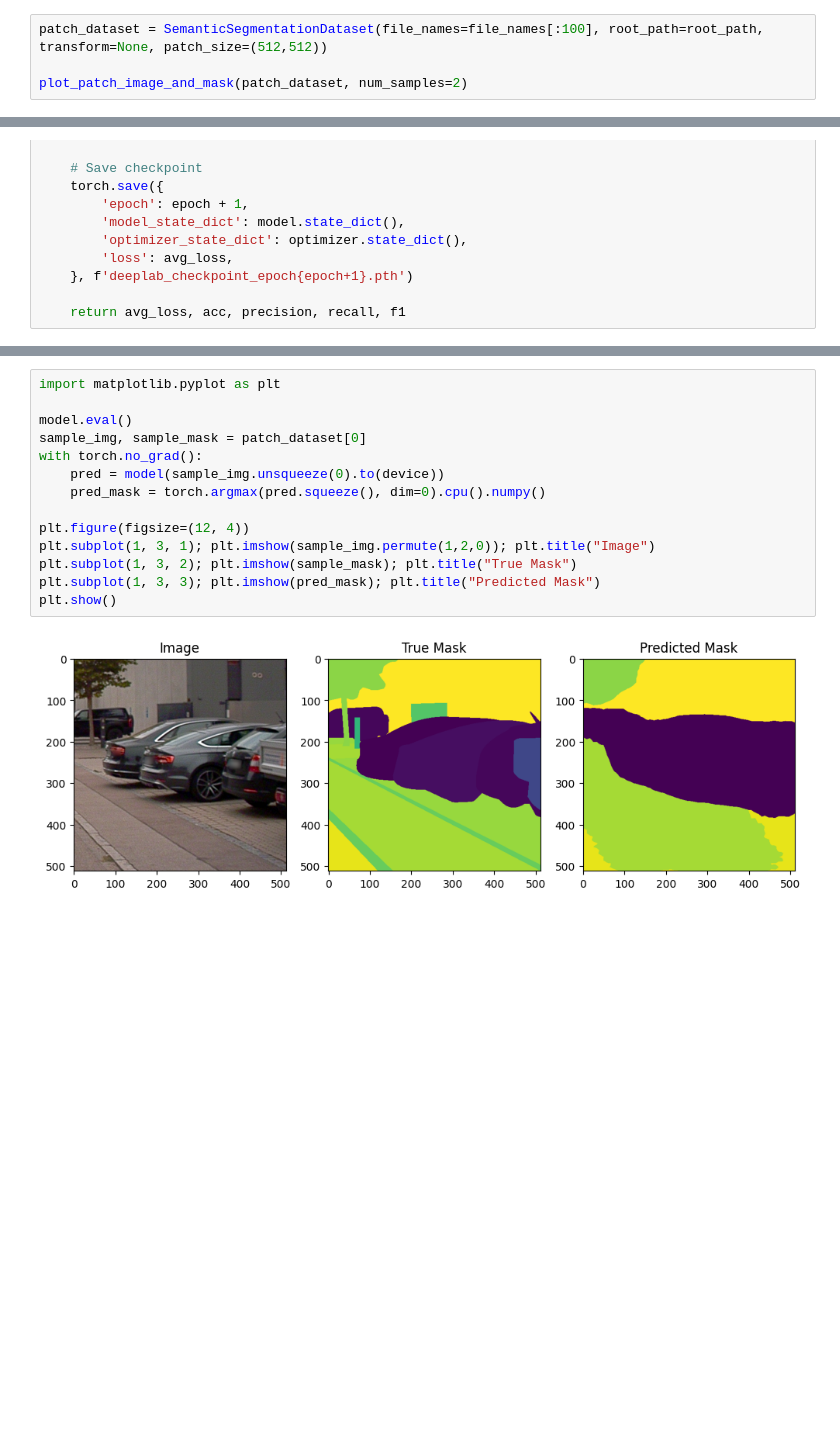
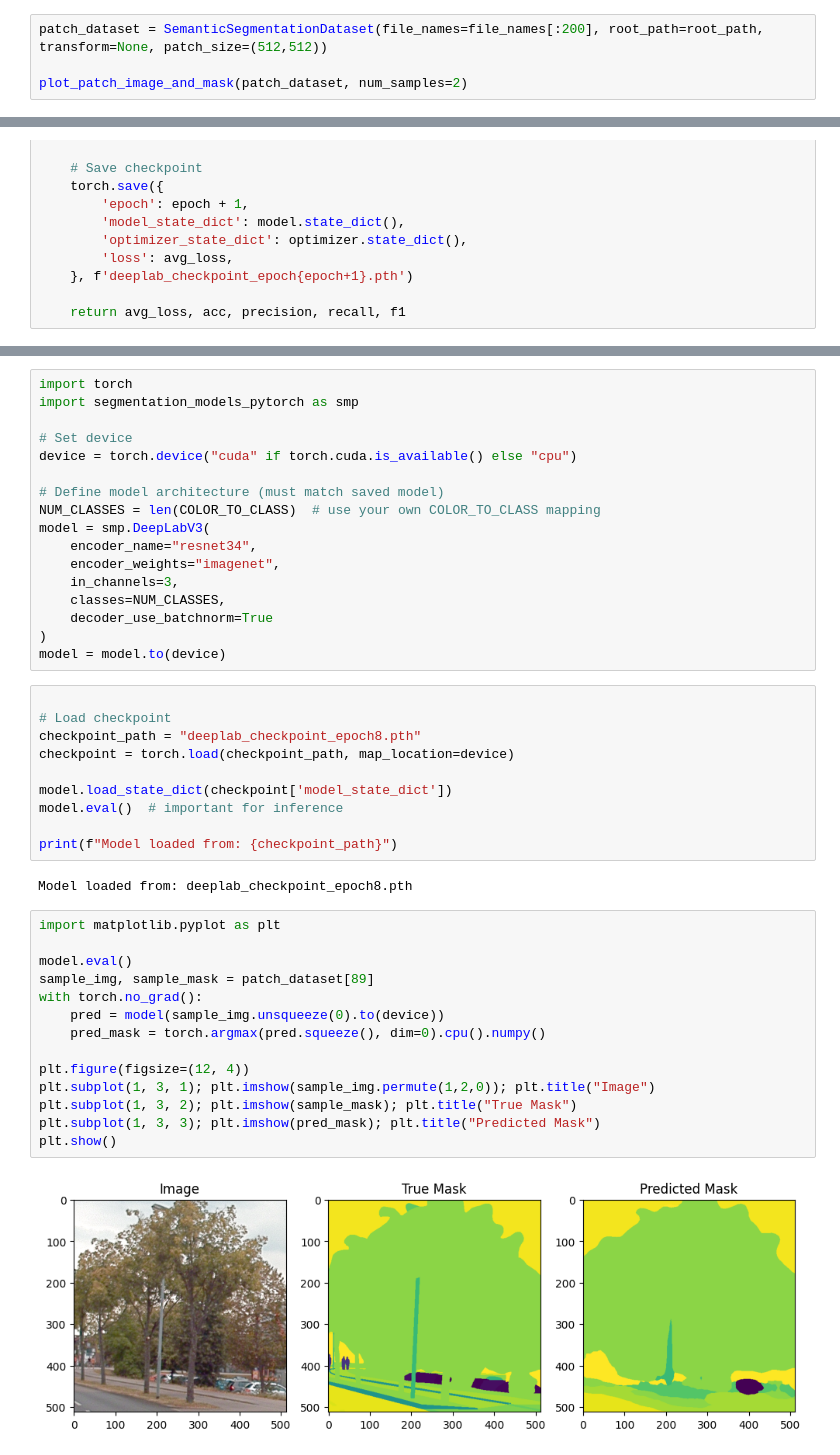
Before and after one commit to 1vet4/deep-learning-team, a Jupyter notebook: DeepLabV3.ipynb, the cells around one changed output, grey strips where cells are left out. Drawn from its saved outputs; the diff is of its cells as text; blank space fills up the shorter version.

Commit message:
Updated epoch count, loading from certain epoch

```diff
--- a/DeepLabV3.ipynb
+++ b/DeepLabV3.ipynb
@@ -312,7 +312,7 @@ def plot_patch_image_and_mask(dataset, num_samples=4):
     plt.tight_layout()
     plt.show()
 # %%
-patch_dataset = SemanticSegmentationDataset(file_names=file_names[:100], root_path=root_path, transform=None, patch_size=(512,512))
+patch_dataset = SemanticSegmentationDataset(file_names=file_names[:200], root_path=root_path, transform=None, patch_size=(512,512))
 
 plot_patch_image_and_mask(patch_dataset, num_samples=2)
 # %% [output]
@@ -428,16 +434,45 @@ Loss: 1.0030 | Acc: 0.8050 | Precision: 0.1430 | Recall: 0.1573 | F1: 0.1451
+# %%
+import torch
+import segmentation_models_pytorch as smp
+
+# Set device
+device = torch.device("cuda" if torch.cuda.is_available() else "cpu")
+
+# Define model architecture (must match saved model)
+NUM_CLASSES = len(COLOR_TO_CLASS)  # use your own COLOR_TO_CLASS mapping
+model = smp.DeepLabV3(
+    encoder_name="resnet34",
+    encoder_weights="imagenet",
+    in_channels=3,
+    classes=NUM_CLASSES,
+    decoder_use_batchnorm=True
+)
+model = model.to(device)
+# %%
+
+# Load checkpoint
+checkpoint_path = "deeplab_checkpoint_epoch8.pth"
+checkpoint = torch.load(checkpoint_path, map_location=device)
+
+model.load_state_dict(checkpoint['model_state_dict'])
+model.eval()  # important for inference
+
+print(f"Model loaded from: {checkpoint_path}")
+# %% [output]
+Model loaded from: deeplab_checkpoint_epoch8.pth
 # %%
 import matplotlib.pyplot as plt
 
 model.eval()
-sample_img, sample_mask = patch_dataset[0]
+sample_img, sample_mask = patch_dataset[89]
 with torch.no_grad():
     pred = model(sample_img.unsqueeze(0).to(device))
     pred_mask = torch.argmax(pred.squeeze(), dim=0).cpu().numpy()
 
 plt.figure(figsize=(12, 4))
 plt.subplot(1, 3, 1); plt.imshow(sample_img.permute(1,2,0)); plt.title("Image")
 plt.subplot(1, 3, 2); plt.imshow(sample_mask); plt.title("True Mask")
 plt.subplot(1, 3, 3); plt.imshow(pred_mask); plt.title("Predicted Mask")
 plt.show()
 # %% [output]
-[figure, old version]
+[figure, new version]
```
Also changed, not shown: parts of 5 cells of this notebook.
